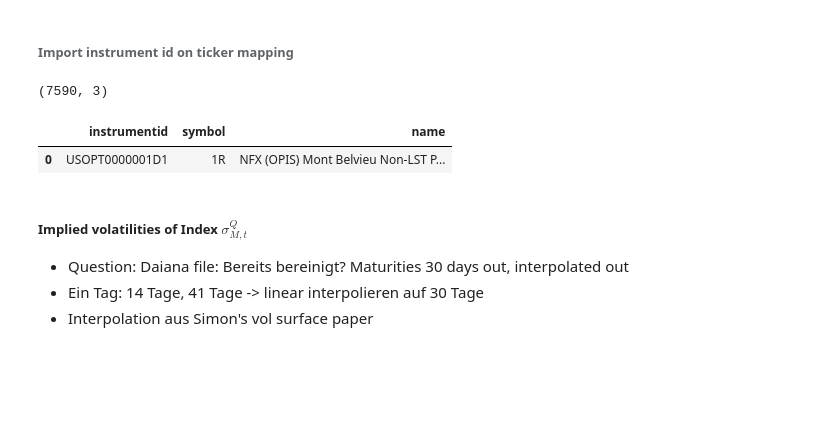
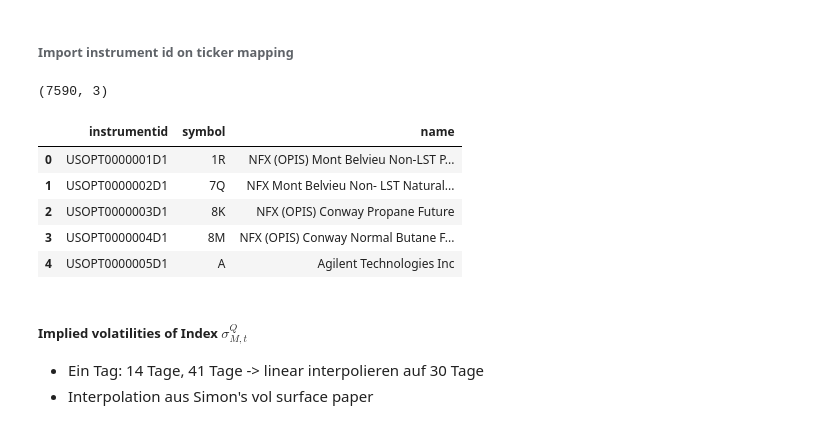
Before and after one commit to tobikuhlmann/option_implied_betas, a Jupyter notebook: data_engineering_implied_vols.ipynb, the cells around one changed output. Drawn from its saved outputs; the diff is of its cells as text; code cells hidden in the pictures; blank space fills up the shorter version.

```diff
--- a/data_engineering_implied_vols.ipynb
+++ b/data_engineering_implied_vols.ipynb
@@ -50,13 +45,16 @@ os.listdir("../Option_Implied_Beta_Tobias/")
 # %%
 id_ticker_map = pd.read_csv("../Option_Implied_Beta_Tobias/instrumentid_and_symbol.csv")
 id_ticker_map.shape
-id_ticker_map.head(1)
+id_ticker_map.head(5)
 # %% [output]
 (7590, 3)
 |  | instrumentid | symbol | name |
 | 0 | USOPT0000001D1 | 1R | NFX (OPIS) Mont Belvieu Non-LST P... |
+| 1 | USOPT0000002D1 | 7Q | NFX Mont Belvieu Non- LST Natural... |
+| 2 | USOPT0000003D1 | 8K | NFX (OPIS) Conway Propane Future |
+| 3 | USOPT0000004D1 | 8M | NFX (OPIS) Conway Normal Butane F... |
+| 4 | USOPT0000005D1 | A | Agilent Technologies Inc |
 # %% [markdown]
 ##### Implied volatilities of Index $\sigma^{Q}_{M,t}$
-- Question: Daiana file: Bereits bereinigt? Maturities 30 days out, interpolated out
 - Ein Tag: 14 Tage, 41 Tage -> linear interpolieren auf 30 Tage
 - Interpolation aus Simon's vol surface paper
```
Also changed, not shown: parts of 11 cells of this notebook, 6 other files.
